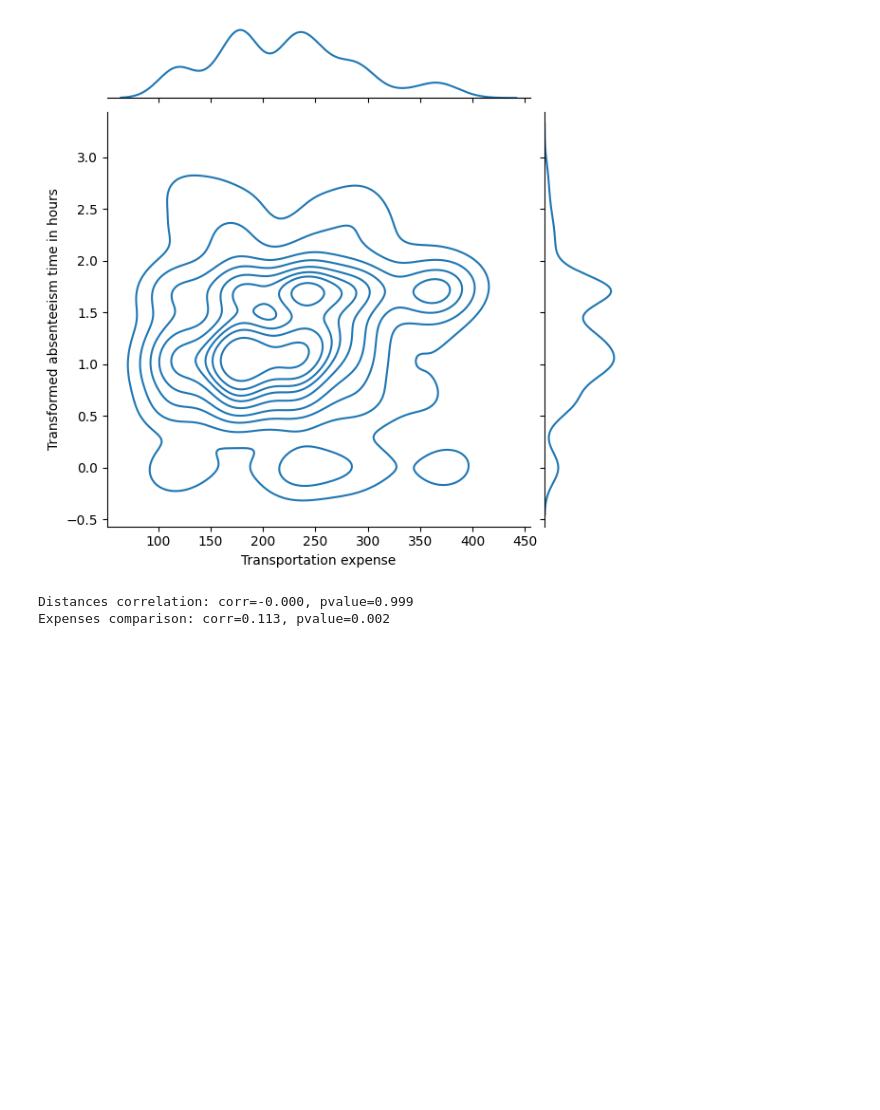
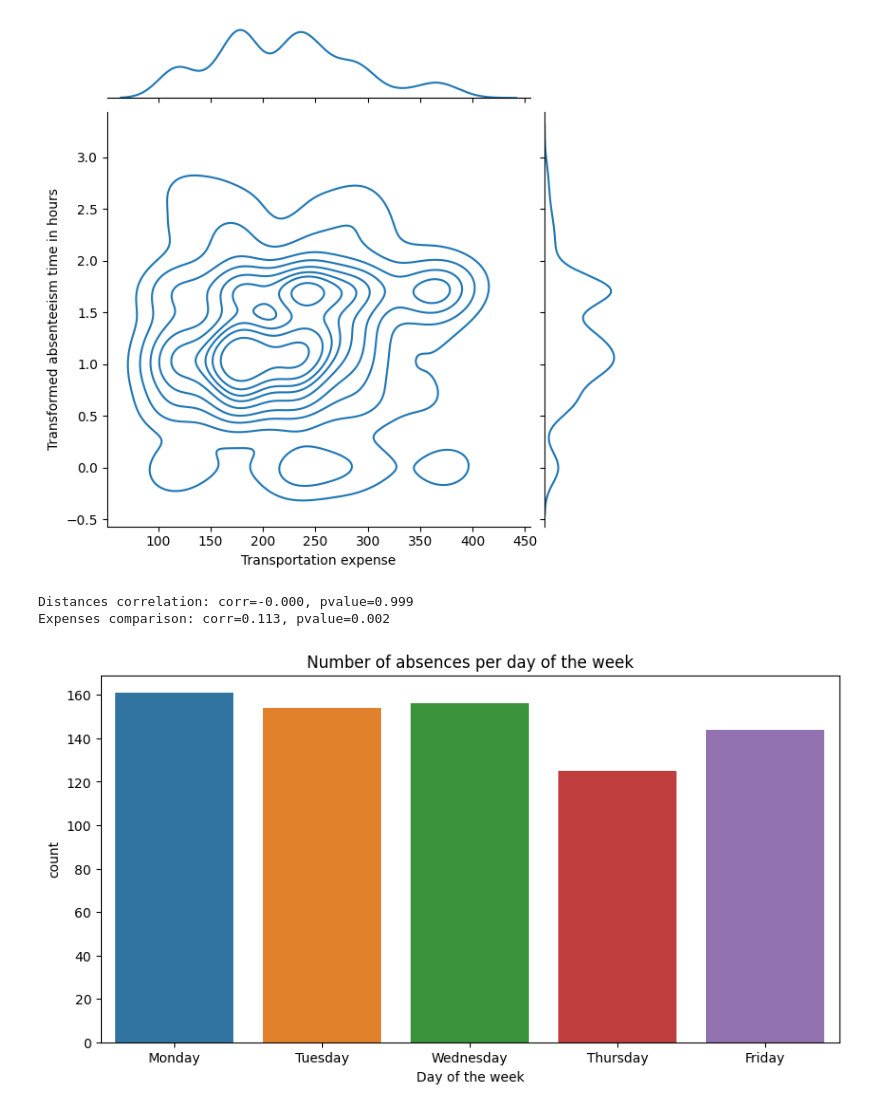
Before and after one commit to Maansy/Absenteeism-at-Work, a Jupyter notebook: AbsenteeismAtWork.ipynb, the cells around one changed output. Saved outputs shown, nothing was run; the diff lists cells and outputs as text; code cells hidden in the pictures; blank space fills up the shorter version.

Commit message:
week days and months analysis

```diff
--- a/AbsenteeismAtWork.ipynb
+++ b/AbsenteeismAtWork.ipynb
@@ -527,3 +527,11 @@ print(f"Expenses comparison: corr={expanse_corr[0]:.3f}, pvalue={expanse_corr[1]
 # %% [output]
 Distances correlation: corr=-0.000, pvalue=0.999
 Expenses comparison: corr=0.113, pvalue=0.002
+# %%
+plt.figure(figsize=(10,5))
+ax = sns.countplot(data=preprocessed_data, x='Day of the week', \
+                   order=["Monday", "Tuesday","Wednesday", "Thursday", "Friday"])
+ax.set_title('Number of absences per day of the week')
+plt.savefig('figs/dow_counts.png', format='png', dpi=300)
+# %% [output]
+[figure, added]
```
Also changed, not shown: parts of 1 cell of this notebook, 7 other files.
